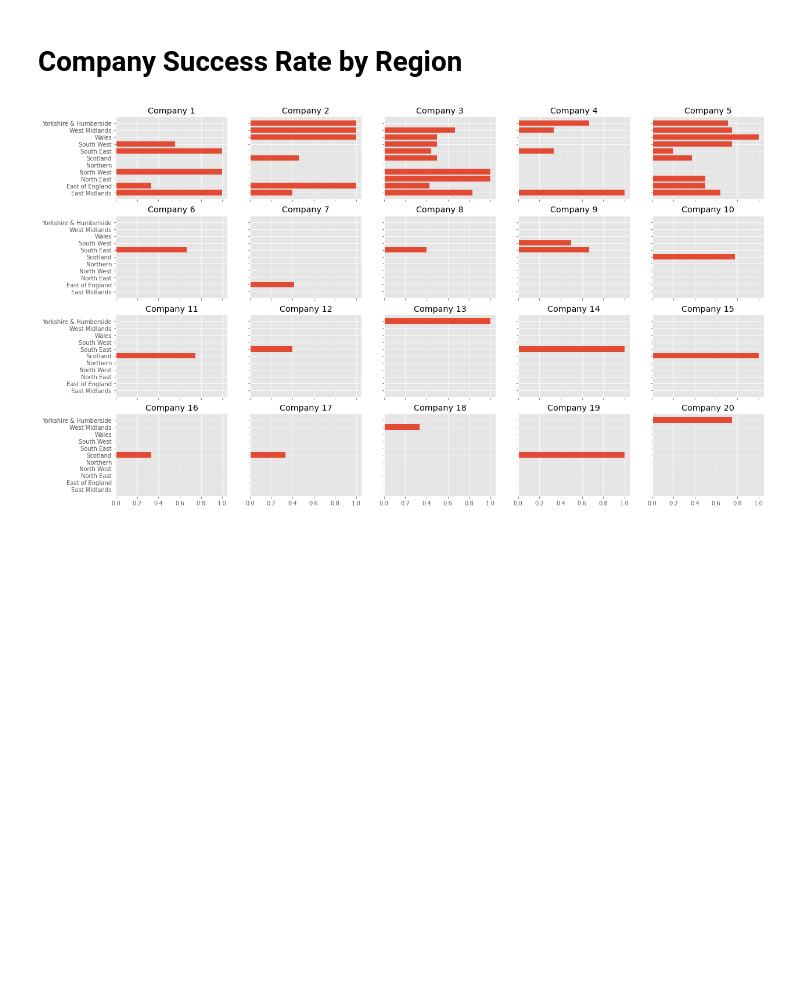
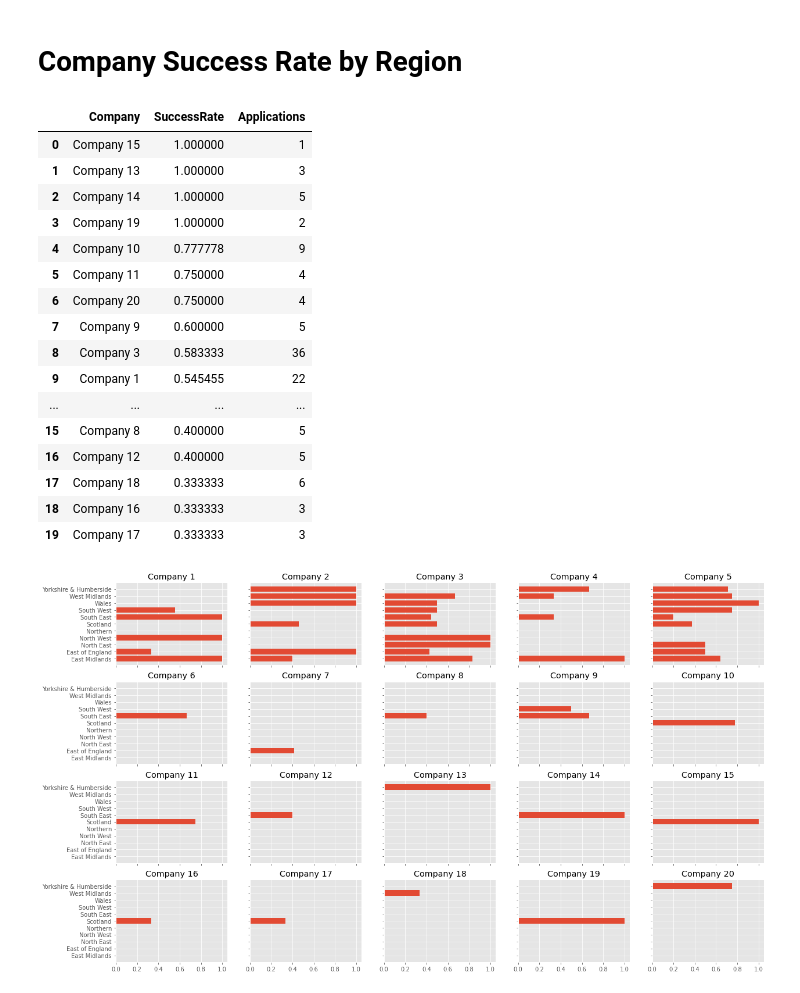
Before and after one commit to neerajthandayan/Misc., a Jupyter notebook: ResearchExecutiveTask/ResearchExecutiveTask.ipynb, the cells around one changed output. Cells and saved outputs as stored; diff of their text form; code cells hidden in the pictures; blank space fills up the shorter version.

```diff
--- a/ResearchExecutiveTask/ResearchExecutiveTask.ipynb
+++ b/ResearchExecutiveTask/ResearchExecutiveTask.ipynb
@@ -84,6 +84,39 @@ for x,y in zip(list(df1['AppRate']),np.arange(len(list(df1['Company'])))):
 [figure]
 # %% [markdown]
 # Company Success Rate by Region
+# %%
+succrate = []
+cp = []
+
+for i in range(len(df['Company'].unique())):
+  comp = df['Company'].unique()[i]
+  cp.append(comp)
+  try:
+    succrate.append(df['AppSuccess'].loc[df['Company'] == comp].sum()/df['Company'].loc[df['Company'] == comp].count())
+  except:
+    succrate.append(np.nan)
+
+df6 = pd.DataFrame({'Company':cp,'SuccessRate':succrate}).sort_values(by='SuccessRate',ascending=False).reset_index(drop=True)
+df6 = df6.merge(df['Company'].value_counts().to_frame().reset_index().rename(columns={'index':'Company','Company':'Applications'}), on='Company')
+df6
+# %% [output]
+|  | Company | SuccessRate | Applications |
+| 0 | Company 15 | 1.000000 | 1 |
+| 1 | Company 13 | 1.000000 | 3 |
+| 2 | Company 14 | 1.000000 | 5 |
+| 3 | Company 19 | 1.000000 | 2 |
+| 4 | Company 10 | 0.777778 | 9 |
+| 5 | Company 11 | 0.750000 | 4 |
+| 6 | Company 20 | 0.750000 | 4 |
+| 7 | Company 9 | 0.600000 | 5 |
+| 8 | Company 3 | 0.583333 | 36 |
+| 9 | Company 1 | 0.545455 | 22 |
+| ... | ... | ... | ... |
+| 15 | Company 8 | 0.400000 | 5 |
+| 16 | Company 12 | 0.400000 | 5 |
+| 17 | Company 18 | 0.333333 | 6 |
+| 18 | Company 16 | 0.333333 | 3 |
+| 19 | Company 17 | 0.333333 | 3 |
 # %%
 succrate = []
 region = []
```
Also changed, not shown: parts of 3 cells of this notebook.
